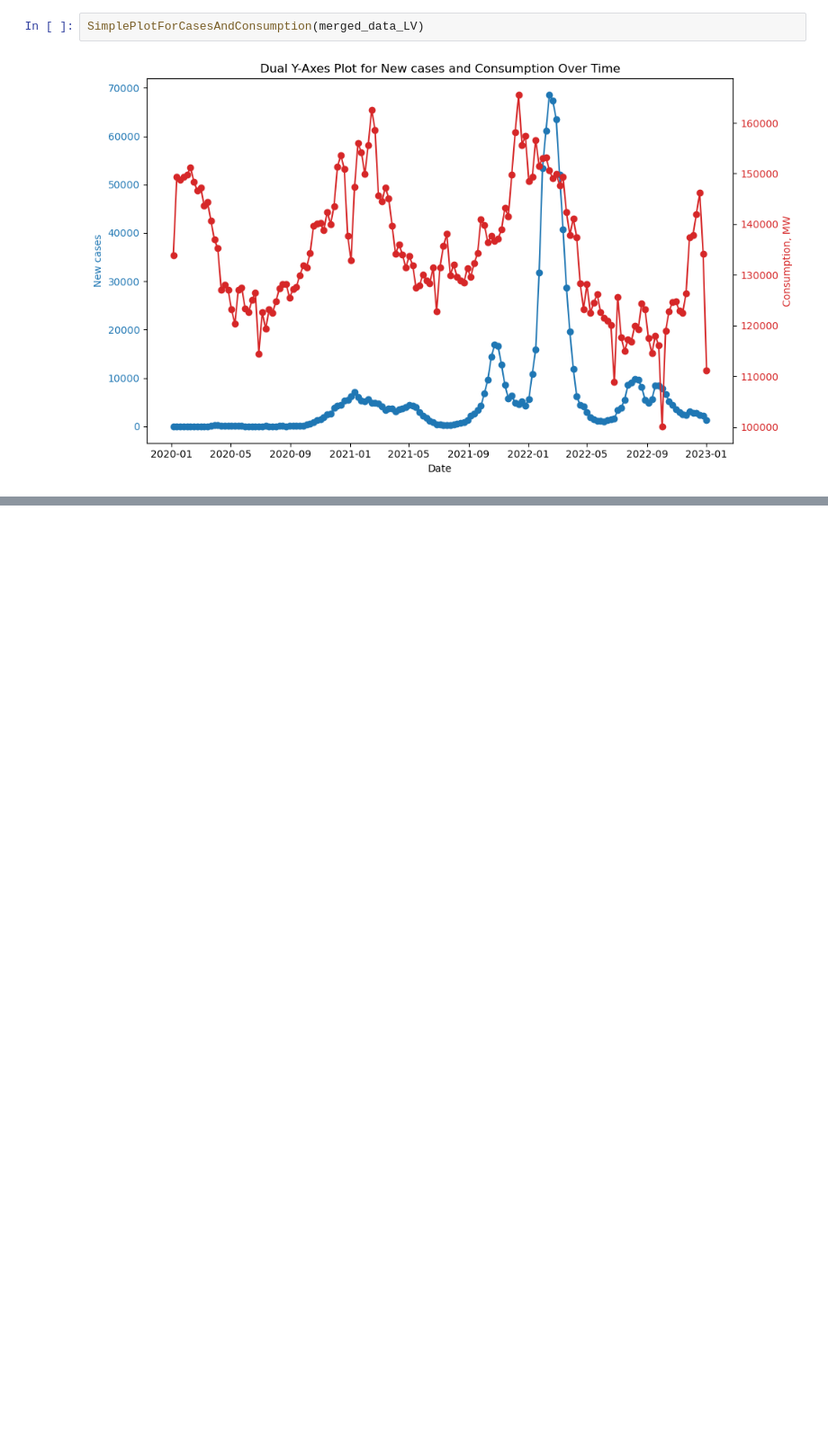
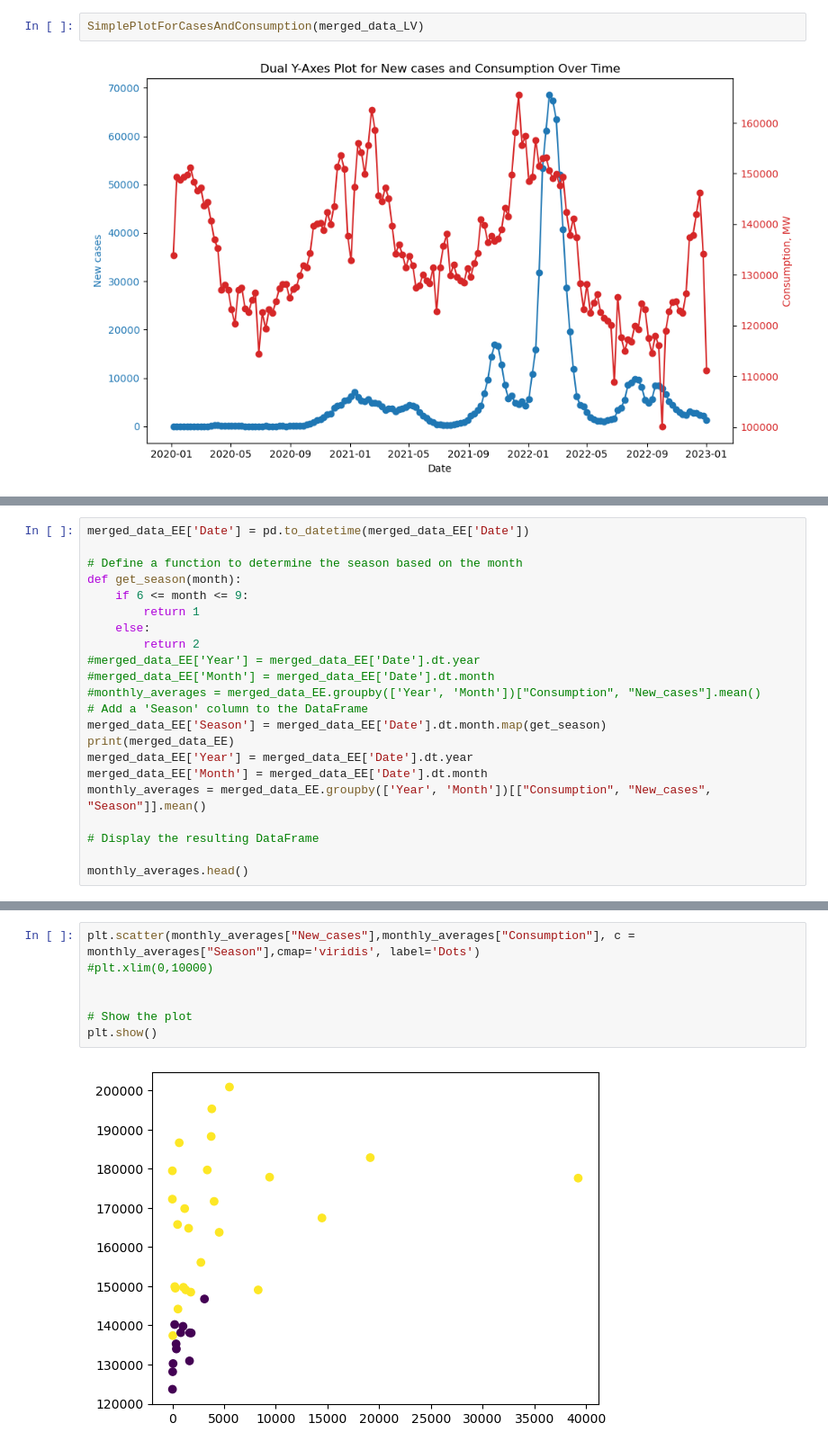
Before and after one commit to nb3rz1ns/NRG_Project, a Jupyter notebook: ProjectNotebook.ipynb, the cells around one changed output, grey strips where cells are left out. Shown: that part at 90% size. Drawn from its saved outputs; the diff is of its cells as text; blank space fills up the shorter version.

```diff
--- a/ProjectNotebook.ipynb
+++ b/ProjectNotebook.ipynb
@@ -192,0 +214,22 @@ SimplePlotForCasesAndConsumption(merged_data_LV)
+# %%
+merged_data_EE['Date'] = pd.to_datetime(merged_data_EE['Date'])
+
+# Define a function to determine the season based on the month
+def get_season(month):
+    if 6 <= month <= 9:
+        return 1
+    else:
+        return 2
+#merged_data_EE['Year'] = merged_data_EE['Date'].dt.year
+#merged_data_EE['Month'] = merged_data_EE['Date'].dt.month
+#monthly_averages = merged_data_EE.groupby(['Year', 'Month'])["Consumption", "New_cases"].mean()
+# Add a 'Season' column to the DataFrame
+merged_data_EE['Season'] = merged_data_EE['Date'].dt.month.map(get_season)
+print(merged_data_EE)
+merged_data_EE['Year'] = merged_data_EE['Date'].dt.year
+merged_data_EE['Month'] = merged_data_EE['Date'].dt.month
+monthly_averages = merged_data_EE.groupby(['Year', 'Month'])[["Consumption", "New_cases", "Season"]].mean()
+
+# Display the resulting DataFrame
+
+monthly_averages.head()
@@ -192,0 +258,9 @@ SimplePlotForCasesAndConsumption(merged_data_LV)
+# %%
+plt.scatter(monthly_averages["New_cases"],monthly_averages["Consumption"], c = monthly_averages["Season"],cmap='viridis', label='Dots')
+#plt.xlim(0,10000)
+
+
+# Show the plot
+plt.show()
+# %% [output]
+[figure, added]
```
Also changed, not shown: parts of 4 cells of this notebook.
